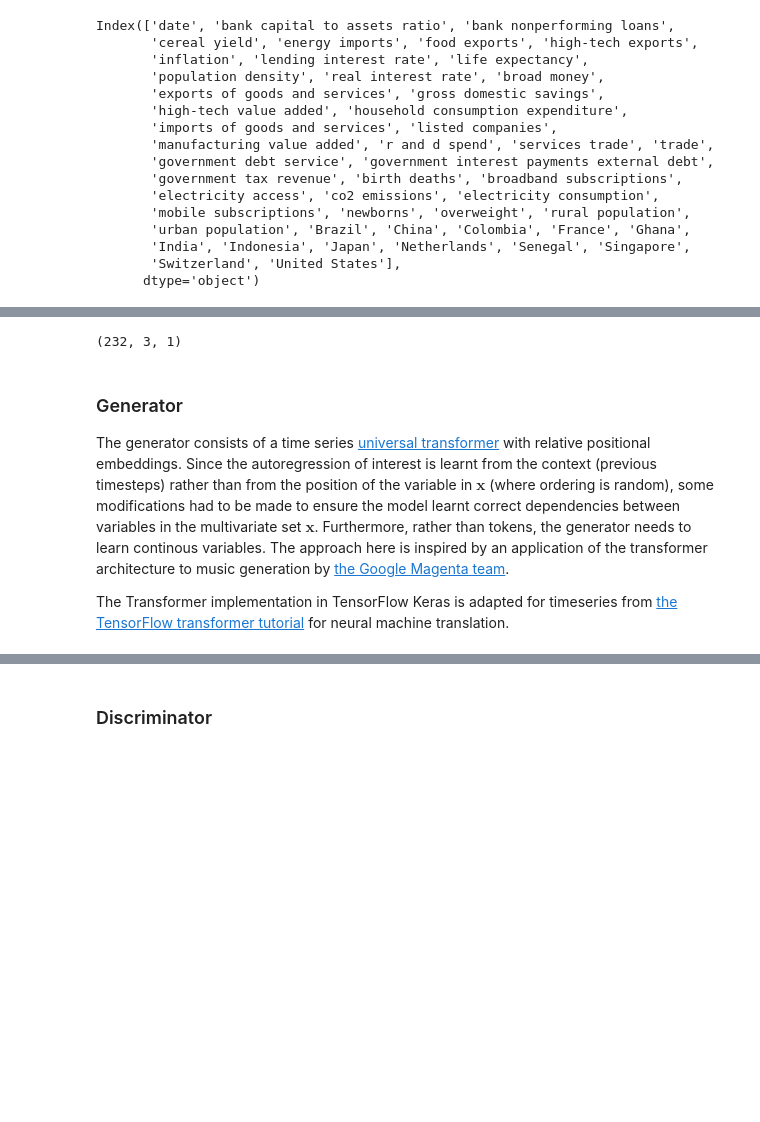
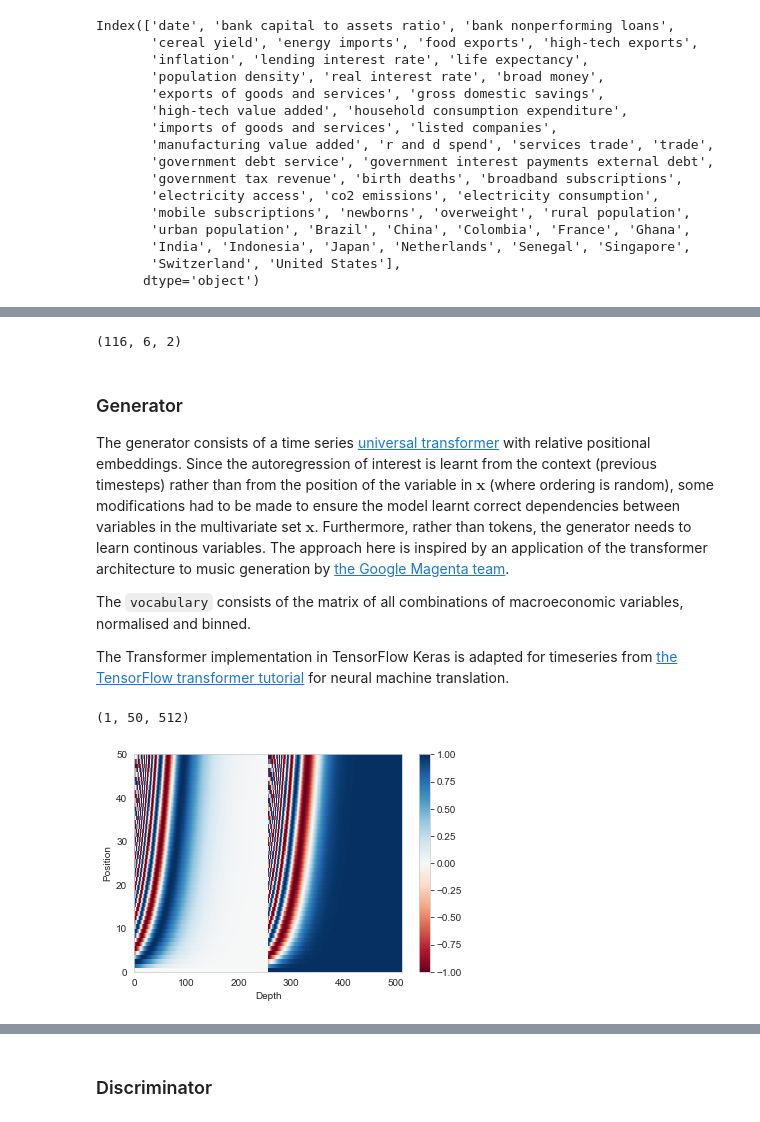
Before and after one commit to denominations-io/macroeconomics, a Jupyter notebook: cgan.ipynb, the cells around one changed output, grey strips where cells are left out. Cells and saved outputs as stored; diff of their text form; code cells hidden in the pictures; blank space fills up the shorter version.

```diff
--- a/cgan.ipynb
+++ b/cgan.ipynb
@@ -151,6 +151,6 @@ num_obs = len(base_df)
 num_cols = len(base_df.columns)
 num_features = len(base_df.columns) - 1
 # %%
-gan_df = base_df[['label']]
+gan_df = base_df[['label', 'inflation']]
 gan_df.shape
 # %% [output]
@@ -171,11 +173,11 @@ from sklearn.metrics import mean_squared_error
 # %%
 gan_params = {
-   'num_epochs': 2000,
+   'num_epochs': 1000,
    'save_interval': 100,
-   'sequence_length': 3,
+   'sequence_length': 6,
    'num_variables': gan_cols,
    'batch_size': 32,
-   'lr': 0.1
+   'lr': 0.01
 }
 # %%
 generator_params = {
@@ -206,13 +208,19 @@ real = real.reshape((real.shape[0], gan_params['sequence_length'], gan_cols))
 # %%
 real.shape
 # %% [output]
-(232, 3, 1)
+(116, 6, 2)
 # %% [markdown]
 ### Generator
 
 The generator consists of a time series [universal transformer](https://arxiv.org/abs/1807.03819) with relative positional embeddings. Since the autoregression of interest is learnt from the context (previous timesteps) rather than from the position of the variable in $\textbf{x}$ (where ordering is random), some modifications had to be made to ensure the model learnt correct dependencies between variables in the multivariate set $\textbf{x}$. Furthermore, rather than tokens, the generator needs to learn continous variables. The approach here is inspired by an application of the transformer architecture to music generation by [the Google Magenta team](https://magenta.tensorflow.org/music-transformer).
 
+The `vocabulary` consists of the matrix of all combinations of macroeconomic variables, normalised and binned.
+
 The Transformer implementation in TensorFlow Keras is adapted for timeseries from [the TensorFlow transformer tutorial](https://www.tensorflow.org/beta/tutorials/text/transformer) for neural machine translation.
+# %%
+def get_angles(pos, i, d_model):
+    angle_rates = 1 / np.power(10000, (2 * (i//2)) / np.float32(d_model))
+    return pos * angle_rates
 # %%
 def positional_encoding(position, d_model):
     angle_rads = get_angles(np.arange(position)[:, np.newaxis], np.arange(d_model)[np.newaxis, :], d_model)
@@ -221,6 +229,19 @@ def positional_encoding(position, d_model):
     pos_encoding = np.concatenate([sines, cosines], axis=-1)
     pos_encoding = pos_encoding[np.newaxis, ...]
     return tf.cast(pos_encoding, dtype=tf.float32)
+# %%
+pos_encoding = positional_encoding(50, 512)
+print (pos_encoding.shape)
+
+plt.pcolormesh(pos_encoding[0], cmap='RdBu')
+plt.xlabel('Depth')
+plt.xlim((0, 512))
+plt.ylabel('Position')
+plt.colorbar()
+plt.show()
+# %% [output]
+(1, 50, 512)
+[figure, added]
 # %%
 def create_padding_mask(seq):
     seq = tf.cast(tf.math.equal(seq, 0), tf.float32)
```
Also changed, not shown: parts of 29 cells of this notebook.
